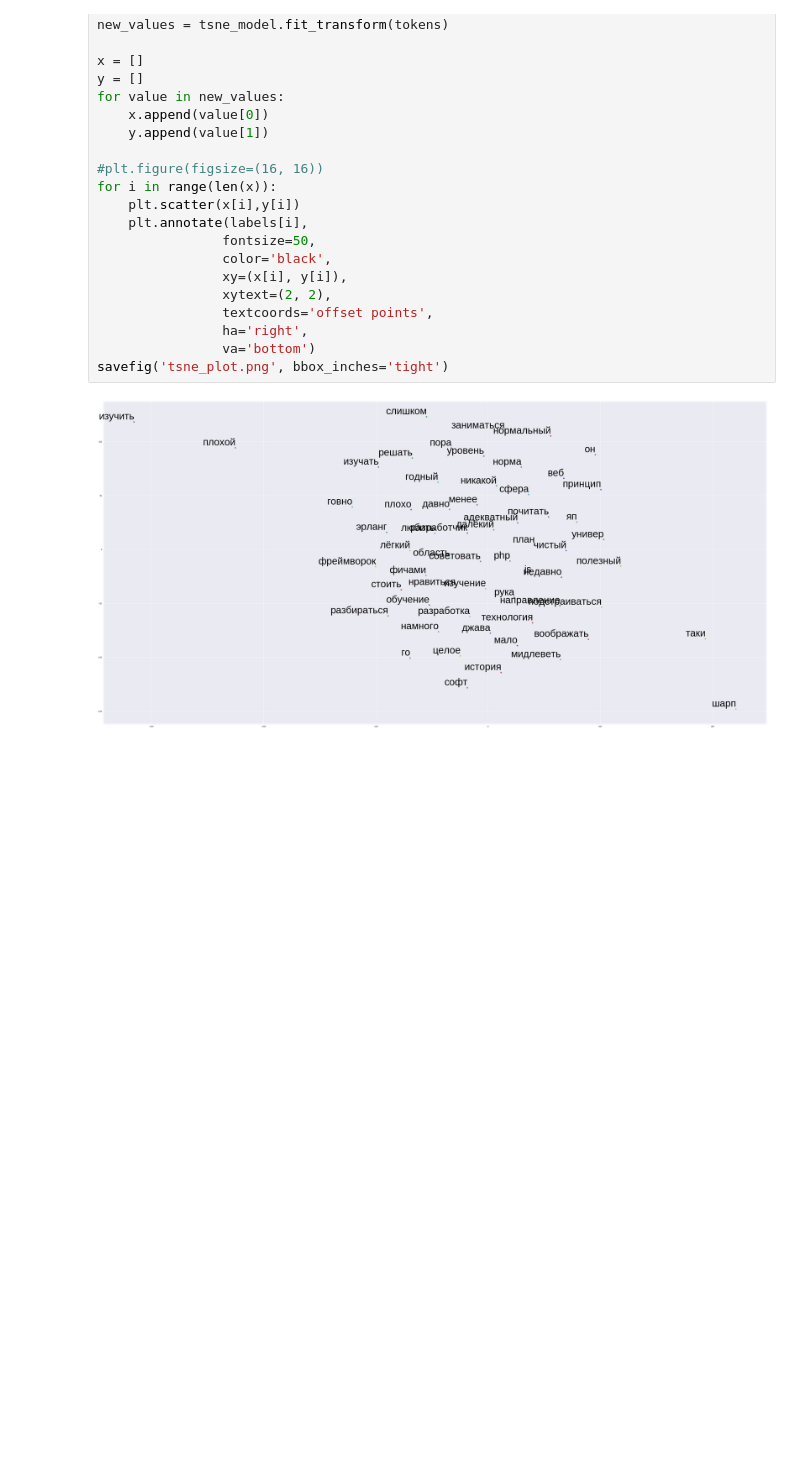
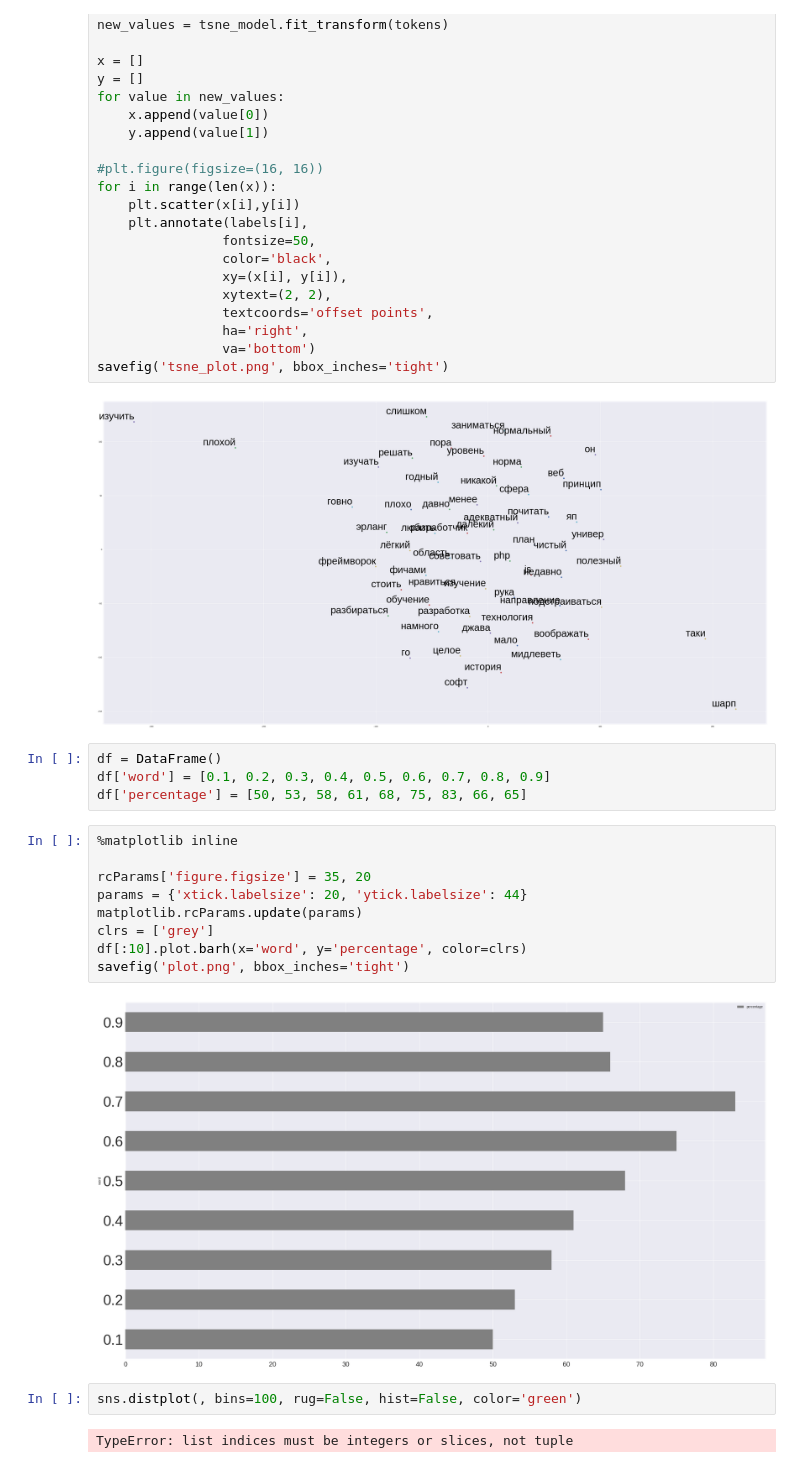
Before and after one commit to bakarov/2ch2vec, a Jupyter notebook: 2ch_statistics.ipynb, the cells around one changed output. Saved outputs shown, nothing was run; the diff lists cells and outputs as text; blank space fills up the shorter version.

```diff
--- a/2ch_statistics.ipynb
+++ b/2ch_statistics.ipynb
@@ -170,3 +170,22 @@ for i in range(len(x)):
 savefig('tsne_plot.png', bbox_inches='tight')
 # %% [output]
 [figure]
+# %%
+df = DataFrame()
+df['word'] = [0.1, 0.2, 0.3, 0.4, 0.5, 0.6, 0.7, 0.8, 0.9]
+df['percentage'] = [50, 53, 58, 61, 68, 75, 83, 66, 65]
+# %%
+%matplotlib inline
+
+rcParams['figure.figsize'] = 35, 20
+params = {'xtick.labelsize': 20, 'ytick.labelsize': 44}
+matplotlib.rcParams.update(params)
+clrs = ['grey']
+df[:10].plot.barh(x='word', y='percentage', color=clrs)
+savefig('plot.png', bbox_inches='tight')
+# %% [output]
+[figure, added]
+# %%
+sns.distplot(, bins=100, rug=False, hist=False, color='green')
+# %% [output]
+TypeError: list indices must be integers or slices, not tuple
```
